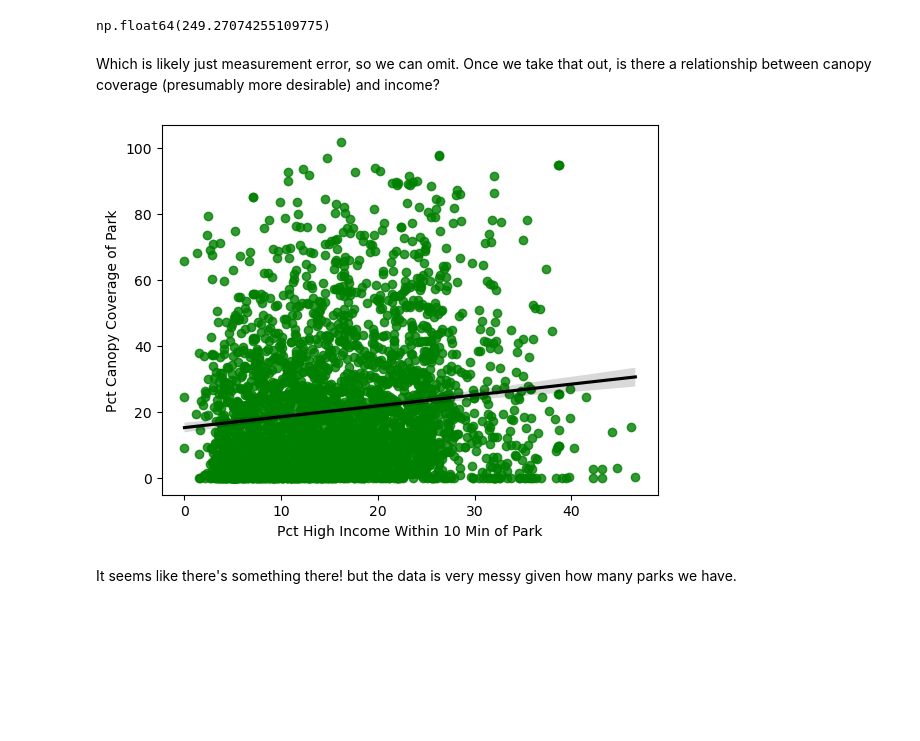
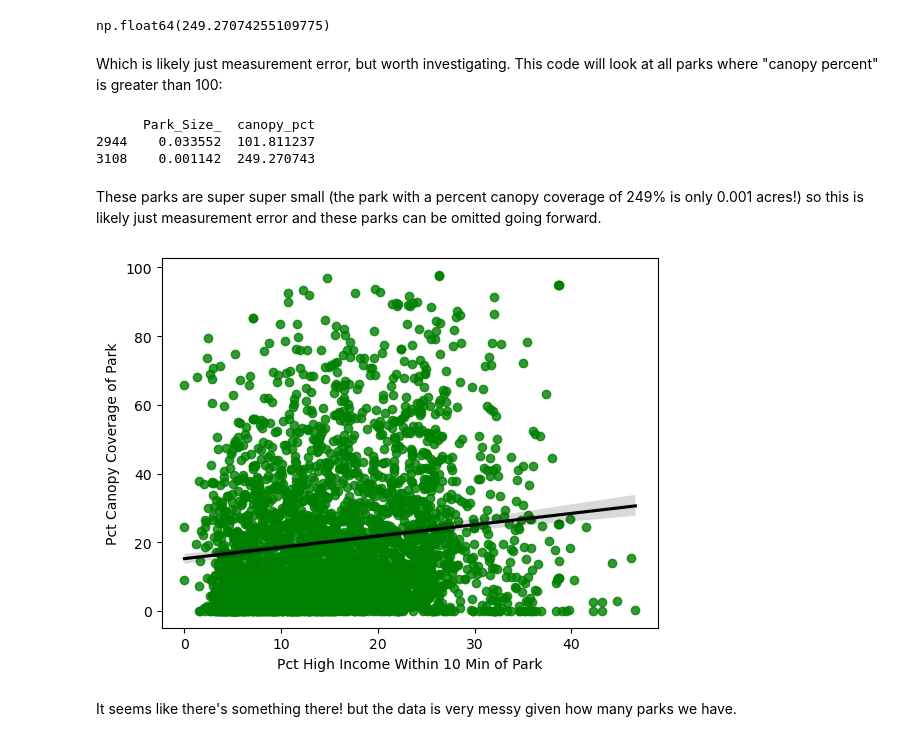
Before and after one commit to adohertymunro/DS-31095-Final-Project, a Jupyter notebook: Final Project.ipynb, the cells around one changed output. Drawn from its saved outputs; the diff is of its cells as text; code cells hidden in the pictures; blank space fills up the shorter version.

Commit message:
Updates re: park distance by tract

```diff
--- a/Final Project.ipynb
+++ b/Final Project.ipynb
@@ -181,26 +198,32 @@ chicago_parks_full['canopy_pct'].max()
 # %% [output]
 np.float64(249.27074255109775)
 # %% [markdown]
-Which is likely just measurement error, so we can omit. Once we take that out, is there a relationship between canopy coverage (presumably more desirable) and income?
+Which is likely just measurement error, but worth investigating. This code will look at all parks where "canopy percent" is greater than 100:
+# %%
+print(chicago_parks_full[chicago_parks_full['canopy_pct'] > 100][['Park_Size_', 'canopy_pct']])
+# %% [output]
+      Park_Size_  canopy_pct
+2944    0.033552  101.811237
+3108    0.001142  249.270743
+# %% [markdown]
+These parks are super super small (the park with a percent canopy coverage of 249% is only 0.001 acres!) so this is likely just measurement error and these parks can be omitted going forward.
+# %%
+chicago_parks_full = chicago_parks_full[chicago_parks_full['canopy_pct'] <= 100]
 # %%
-chicago_parks_full = chicago_parks_full[chicago_parks_full['canopy_pct'] < 249]
-
-import seaborn as sns
-
 fig, ax = plt.subplots(1, 1)
 
 sns.regplot(data = chicago_parks_full,
             x='pct_high_inc',
             y='canopy_pct',
             color='green',
             line_kws={'color': 'black'}
             )
 
 ax.set_xlabel('Pct High Income Within 10 Min of Park')
 ax.set_ylabel('Pct Canopy Coverage of Park')
 
 plt.show()
 # %% [output]
-[figure, old version]
+[figure, new version]
 # %% [markdown]
 It seems like there's something there! but the data is very messy given how many parks we have.
```
Also changed, not shown: parts of 31 cells of this notebook.
